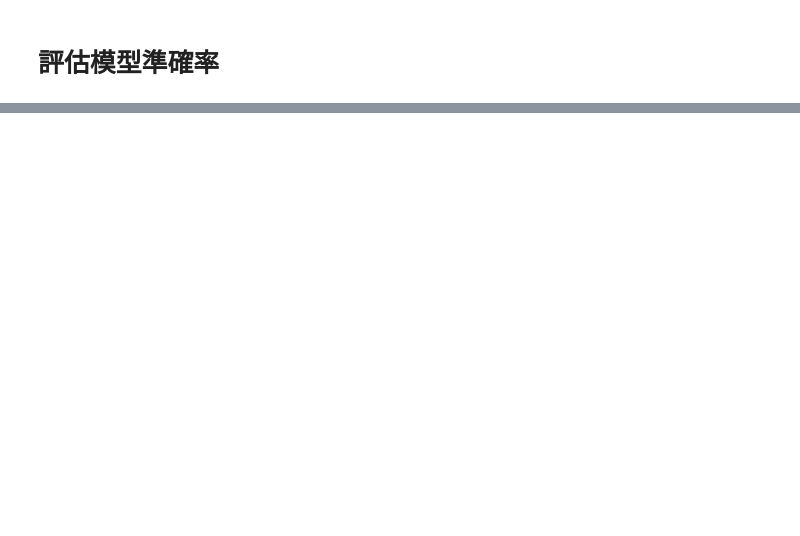
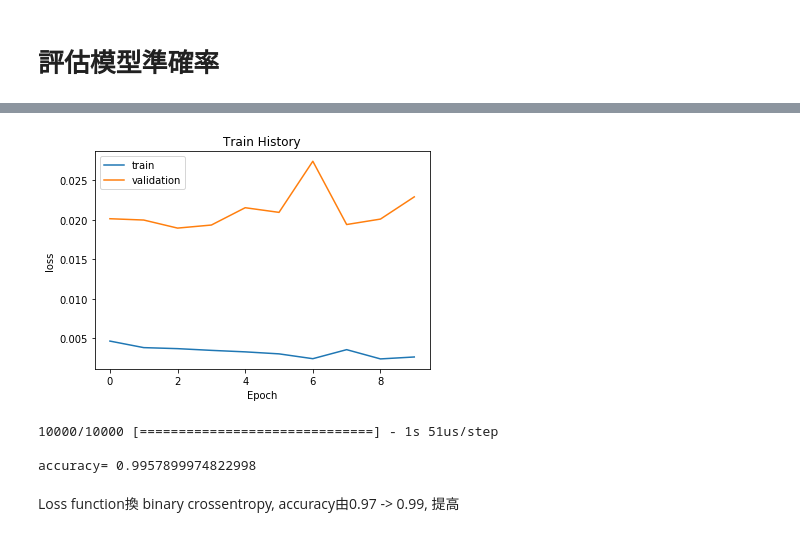
Before and after one commit to lucyweb/2nd-ML100DAYS, a Jupyter notebook: homework/Day70-Keras_Mnist_MLP_HW.ipynb, the cells around one changed output, grey strips where cells are left out. Drawn from its saved outputs; the diff is of its cells as text; code cells hidden in the pictures; blank space fills up the shorter version.

```diff
--- a/homework/Day70-Keras_Mnist_MLP_HW.ipynb
+++ b/homework/Day70-Keras_Mnist_MLP_HW.ipynb
@@ -156,0 +191,14 @@ accuracy= 0.975
+# %%
+show_train_history(train_history,'loss','val_loss')
+# %% [output]
+[figure, added]
+# %%
+scores = model.evaluate(x_Test_normalize, y_Test_OneHot)  #add layer沒有比較好阿??
+print()
+print('accuracy=',scores[1])
+# %% [output]
+10000/10000 [==============================] - 1s 51us/step
+
+accuracy= 0.9957899974822998
+# %% [markdown]
+Loss function換 binary crossentropy, accuracy由0.97 -> 0.99, 提高
```
Also changed, not shown: parts of 15 cells of this notebook.
